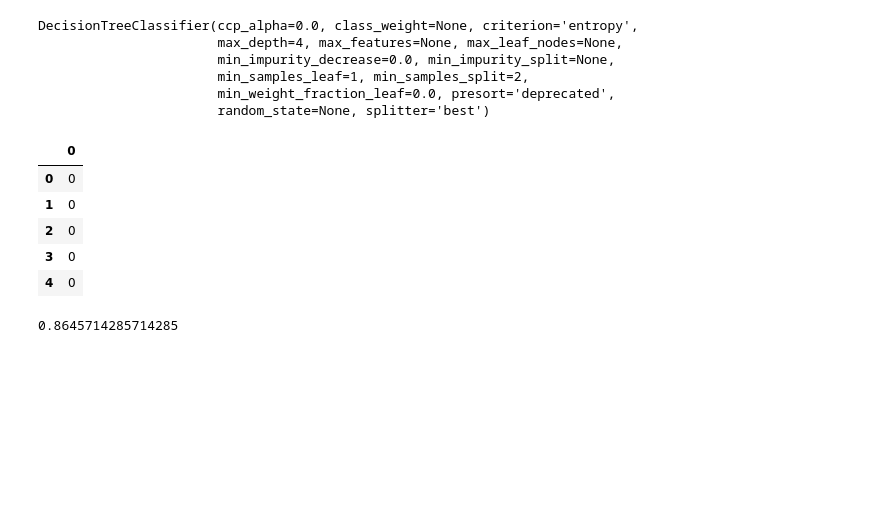
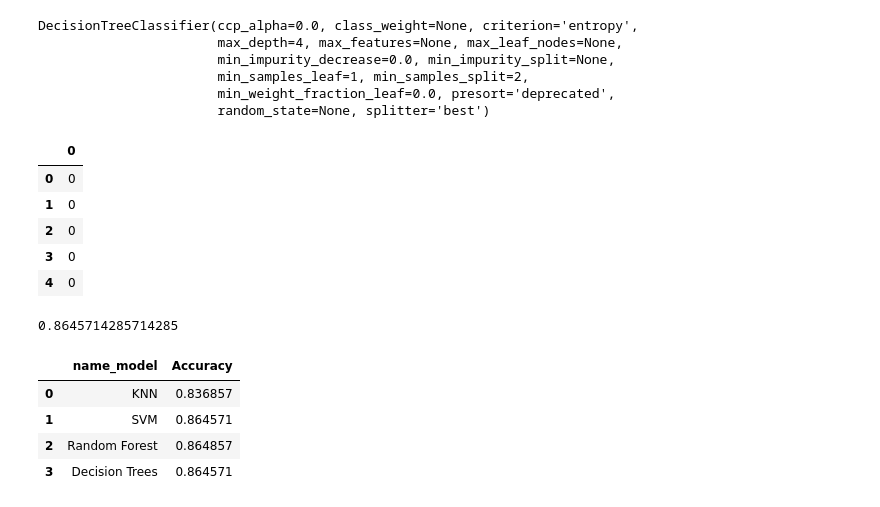
Before and after one commit to buriihenry/Machine-Learning-2, a Jupyter notebook: Customer Churn/Customer_churn.ipynb, the cells around one changed output. Drawn from its saved outputs; the diff is of its cells as text; code cells hidden in the pictures; blank space fills up the shorter version.

Commit message:
Sklearn EDA and Modelling

```diff
--- a/Customer Churn/Customer_churn.ipynb
+++ b/Customer Churn/Customer_churn.ipynb
@@ -291,4 +291,12 @@ percent4
 0.8645714285714285
 # %%
 models = pd.DataFrame({'name_model':["KNN","SVM","Random Forest","Decision Trees"],\
-                      'Accuracy':[percent1,percent2,]})
+                      'Accuracy':[percent1,percent2,percent3,percent4]})
+# %%
+models
+# %% [output]
+|  | name_model | Accuracy |
+| 0 | KNN | 0.836857 |
+| 1 | SVM | 0.864571 |
+| 2 | Random Forest | 0.864857 |
+| 3 | Decision Trees | 0.864571 |
```
Also changed, not shown: 6 other files.
